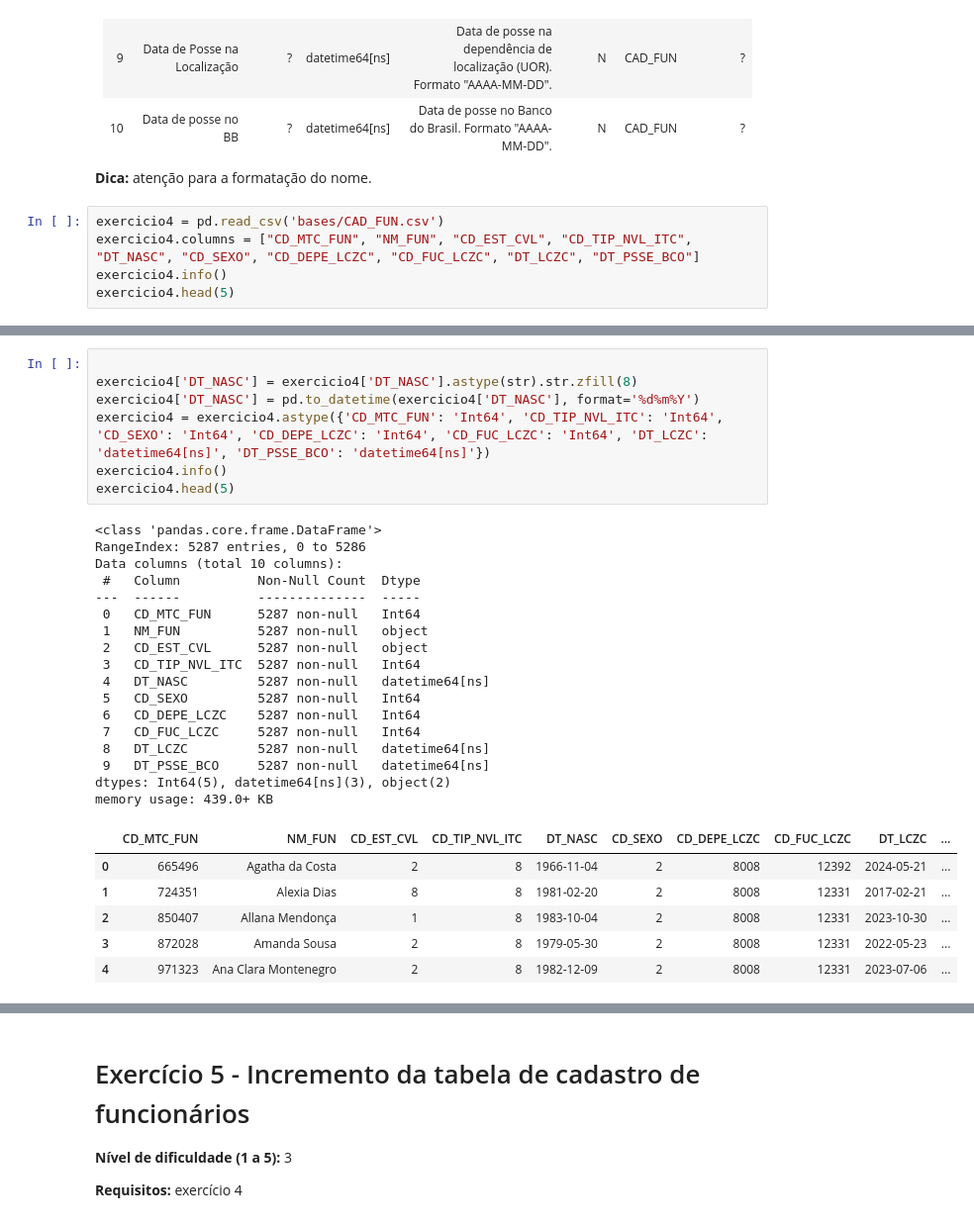
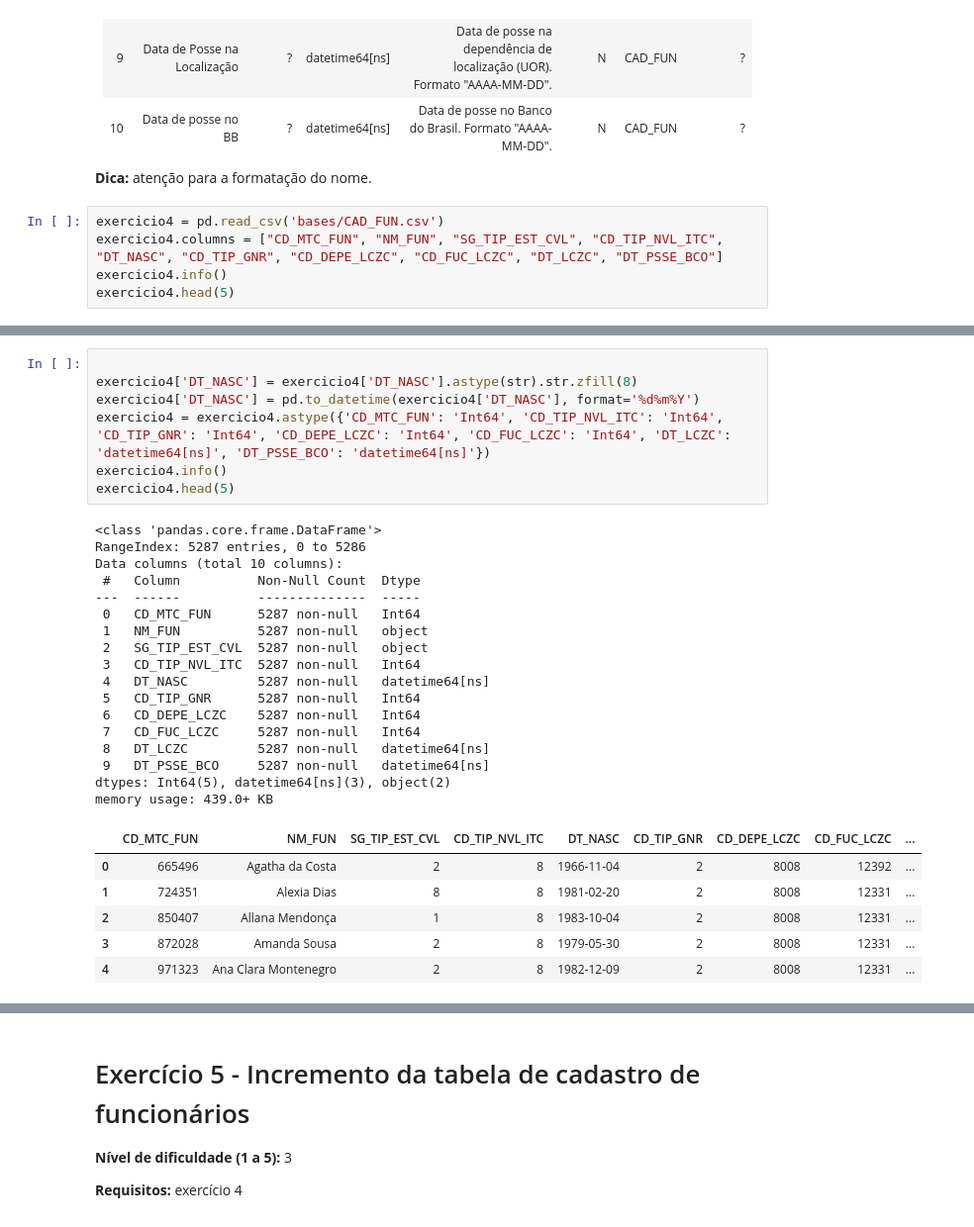
Before and after one commit to vladprado/AcademIA, a Jupyter notebook: desafio_engenharia/F9563426_engenharia.ipynb, the cells around one changed output, grey strips where cells are left out. Shown at 99% size. Saved outputs shown, nothing was run; the diff lists cells and outputs as text.

```diff
--- a/desafio_engenharia/F9563426_engenharia.ipynb
+++ b/desafio_engenharia/F9563426_engenharia.ipynb
@@ -486,7 +486,7 @@ Criar um DataFrame Pandas chamado <b>exercicio4</b> com a tabela de cadastro dos
 <b>Dica:</b> atenção para a formatação do nome.
 # %%
 exercicio4 = pd.read_csv('bases/CAD_FUN.csv')
-exercicio4.columns = ["CD_MTC_FUN", "NM_FUN", "CD_EST_CVL", "CD_TIP_NVL_ITC", "DT_NASC", "CD_SEXO", "CD_DEPE_LCZC", "CD_FUC_LCZC", "DT_LCZC", "DT_PSSE_BCO"]
+exercicio4.columns = ["CD_MTC_FUN", "NM_FUN", "SG_TIP_EST_CVL", "CD_TIP_NVL_ITC", "DT_NASC", "CD_TIP_GNR", "CD_DEPE_LCZC", "CD_FUC_LCZC", "DT_LCZC", "DT_PSSE_BCO"]
 exercicio4.info()
 exercicio4.head(5)
 # %% [output]
@@ -516,31 +516,31 @@ memory usage: 413.2+ KB
 # %%
 
 exercicio4['DT_NASC'] = exercicio4['DT_NASC'].astype(str).str.zfill(8)
 exercicio4['DT_NASC'] = pd.to_datetime(exercicio4['DT_NASC'], format='%d%m%Y')
-exercicio4 = exercicio4.astype({'CD_MTC_FUN': 'Int64', 'CD_TIP_NVL_ITC': 'Int64', 'CD_SEXO': 'Int64', 'CD_DEPE_LCZC': 'Int64', 'CD_FUC_LCZC': 'Int64', 'DT_LCZC': 'datetime64[ns]', 'DT_PSSE_BCO': 'datetime64[ns]'})
+exercicio4 = exercicio4.astype({'CD_MTC_FUN': 'Int64', 'CD_TIP_NVL_ITC': 'Int64', 'CD_TIP_GNR': 'Int64', 'CD_DEPE_LCZC': 'Int64', 'CD_FUC_LCZC': 'Int64', 'DT_LCZC': 'datetime64[ns]', 'DT_PSSE_BCO': 'datetime64[ns]'})
 exercicio4.info()
 exercicio4.head(5)
 # %% [output]
 <class 'pandas.core.frame.DataFrame'>
 RangeIndex: 5287 entries, 0 to 5286
 Data columns (total 10 columns):
  #   Column          Non-Null Count  Dtype
 ---  ------          --------------  -----
  0   CD_MTC_FUN      5287 non-null   Int64
  1   NM_FUN          5287 non-null   object
- 2   CD_EST_CVL      5287 non-null   object
+ 2   SG_TIP_EST_CVL  5287 non-null   object
  3   CD_TIP_NVL_ITC  5287 non-null   Int64
  4   DT_NASC         5287 non-null   datetime64[ns]
- 5   CD_SEXO         5287 non-null   Int64
+ 5   CD_TIP_GNR      5287 non-null   Int64
  6   CD_DEPE_LCZC    5287 non-null   Int64
  7   CD_FUC_LCZC     5287 non-null   Int64
  8   DT_LCZC         5287 non-null   datetime64[ns]
  9   DT_PSSE_BCO     5287 non-null   datetime64[ns]
 dtypes: Int64(5), datetime64[ns](3), object(2)
 memory usage: 439.0+ KB
-|  | CD_MTC_FUN | NM_FUN | CD_EST_CVL | CD_TIP_NVL_ITC | DT_NASC | CD_SEXO | CD_DEPE_LCZC | CD_FUC_LCZC | DT_LCZC | ... |
-| 0 | 665496 | Agatha da Costa | 2 | 8 | 1966-11-04 | 2 | 8008 | 12392 | 2024-05-21 | ... |
-| 1 | 724351 | Alexia Dias | 8 | 8 | 1981-02-20 | 2 | 8008 | 12331 | 2017-02-21 | ... |
-| 2 | 850407 | Allana Mendonça | 1 | 8 | 1983-10-04 | 2 | 8008 | 12331 | 2023-10-30 | ... |
-| 3 | 872028 | Amanda Sousa | 2 | 8 | 1979-05-30 | 2 | 8008 | 12331 | 2022-05-23 | ... |
-| 4 | 971323 | Ana Clara Montenegro | 2 | 8 | 1982-12-09 | 2 | 8008 | 12331 | 2023-07-06 | ... |
+|  | CD_MTC_FUN | NM_FUN | SG_TIP_EST_CVL | CD_TIP_NVL_ITC | DT_NASC | CD_TIP_GNR | CD_DEPE_LCZC | CD_FUC_LCZC | ... |
+| 0 | 665496 | Agatha da Costa | 2 | 8 | 1966-11-04 | 2 | 8008 | 12392 | ... |
+| 1 | 724351 | Alexia Dias | 8 | 8 | 1981-02-20 | 2 | 8008 | 12331 | ... |
+| 2 | 850407 | Allana Mendonça | 1 | 8 | 1983-10-04 | 2 | 8008 | 12331 | ... |
+| 3 | 872028 | Amanda Sousa | 2 | 8 | 1979-05-30 | 2 | 8008 | 12331 | ... |
+| 4 | 971323 | Ana Clara Montenegro | 2 | 8 | 1982-12-09 | 2 | 8008 | 12331 | ... |
```
Also changed, not shown: parts of 7 cells of this notebook.
